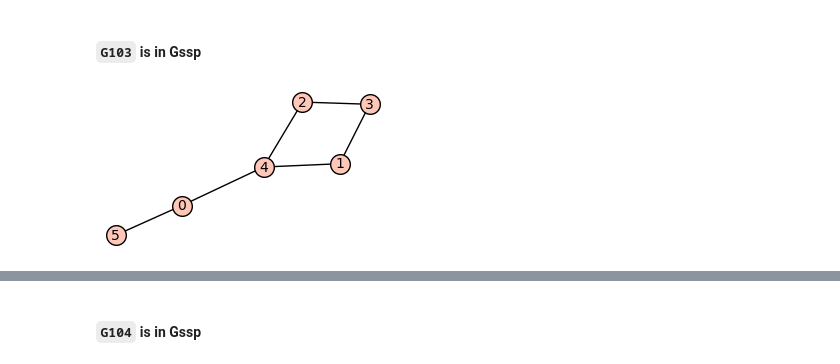
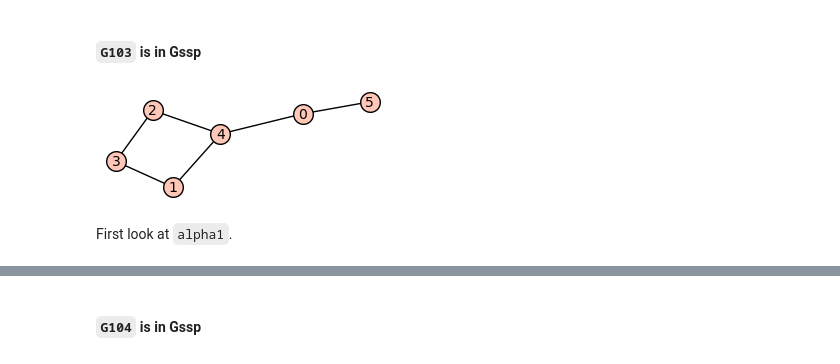
Before and after one commit to jephianlin/publish, a Jupyter notebook: Gssp_illustration.ipynb, the cells around one changed output, grey strips where cells are left out. Cells and saved outputs as stored; diff of their text form; code cells hidden in the pictures.

```diff
--- a/Gssp_illustration.ipynb
+++ b/Gssp_illustration.ipynb
@@ -365,8 +369,3 @@ p
 -2*a0_4^3*a1_5^2*a2_3*a3_4*a3_5*a4_5
 # %% [markdown]
 #### `G103` is in Gssp
-# %%
-g = Graph(atlas[103])
-g.show(figsize=[3,3])
-# %% [output]
-[figure, removed]
@@ -374,0 +372,8 @@ g.show(figsize=[3,3])
+# %%
+g = atlas[103]
+# V = [0, 1, 2, 3, 4, 5]
+# E = [(0, 4), (0, 5), (1, 3), (1, 4), (2, 3), (2, 4)]
+# g = Graph([V, E])
+g.show(figsize=[3,3])
+# %% [output]
+[figure, added]
@@ -374,0 +397,2 @@ g.show(figsize=[3,3])
+# %% [markdown]
+First look at `alpha1`.
```
Also changed, not shown: parts of 28 cells of this notebook.
